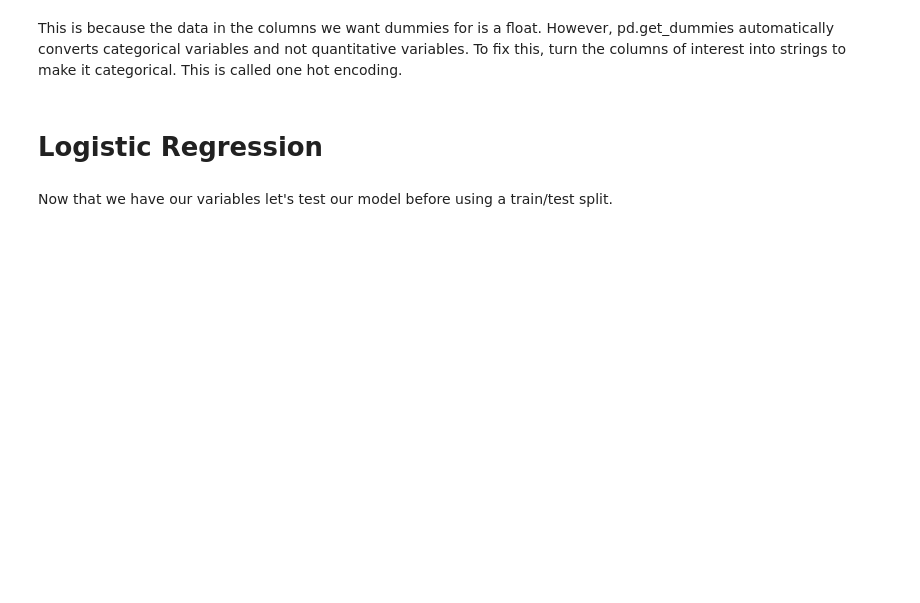
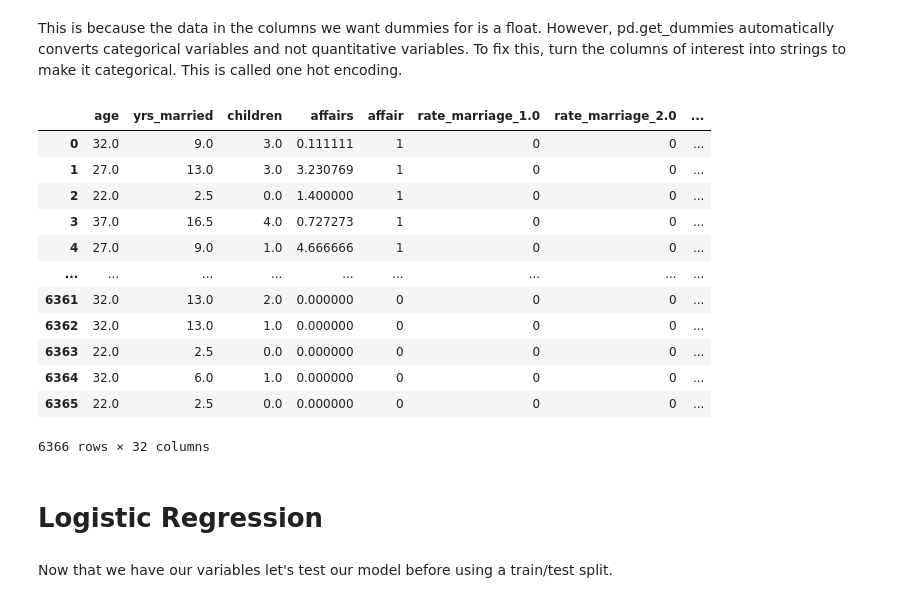
Before and after one commit to kyun33/JCP26Notebooks, a Jupyter notebook: Week_5_Logistic_Regression_Decision_Trees.ipynb, the cells around one changed output. Cells and saved outputs as stored; diff of their text form; code cells hidden in the pictures; blank space fills up the shorter version.

```diff
--- a/Week_5_Logistic_Regression_Decision_Trees.ipynb
+++ b/Week_5_Logistic_Regression_Decision_Trees.ipynb
@@ -86,8 +169,27 @@ This is because the data in the columns we want dummies for is a float. However,
 # %%
 # Create a new dataframe called ohc_affairs (ohc stands for One Hot Encoding) where we have all the same data as before,
 # but we have one hot encoded the categorical columns (read above to see which columns here are categorical)
 # Use pd.get_dummies and use the documentation!
 # Hint: You should have 32 columns after you do your one hot encoding
+
+affairs_copy = affairs.copy()
+affairs_copy[['rate_marriage', 'religious', 'educ', 'occupation', 'occupation_husb']].astype(str)
+ohc_affairs = pd.get_dummies(affairs_copy, columns=['rate_marriage', 'religious', 'educ', 'occupation', 'occupation_husb'], dtype=int)
+ohc_affairs
+# %% [output]
+|  | age | yrs_married | children | affairs | affair | rate_marriage_1.0 | rate_marriage_2.0 | ... |
+| 0 | 32.0 | 9.0 | 3.0 | 0.111111 | 1 | 0 | 0 | ... |
+| 1 | 27.0 | 13.0 | 3.0 | 3.230769 | 1 | 0 | 0 | ... |
+| 2 | 22.0 | 2.5 | 0.0 | 1.400000 | 1 | 0 | 0 | ... |
+| 3 | 37.0 | 16.5 | 4.0 | 0.727273 | 1 | 0 | 0 | ... |
+| 4 | 27.0 | 9.0 | 1.0 | 4.666666 | 1 | 0 | 0 | ... |
+| ... | ... | ... | ... | ... | ... | ... | ... | ... |
+| 6361 | 32.0 | 13.0 | 2.0 | 0.000000 | 0 | 0 | 0 | ... |
+| 6362 | 32.0 | 13.0 | 1.0 | 0.000000 | 0 | 0 | 0 | ... |
+| 6363 | 22.0 | 2.5 | 0.0 | 0.000000 | 0 | 0 | 0 | ... |
+| 6364 | 32.0 | 6.0 | 1.0 | 0.000000 | 0 | 0 | 0 | ... |
+| 6365 | 22.0 | 2.5 | 0.0 | 0.000000 | 0 | 0 | 0 | ... |
+6366 rows × 32 columns
 # %% [markdown]
 # Logistic Regression
 # %% [markdown]
```
Also changed, not shown: parts of 35 cells of this notebook.
